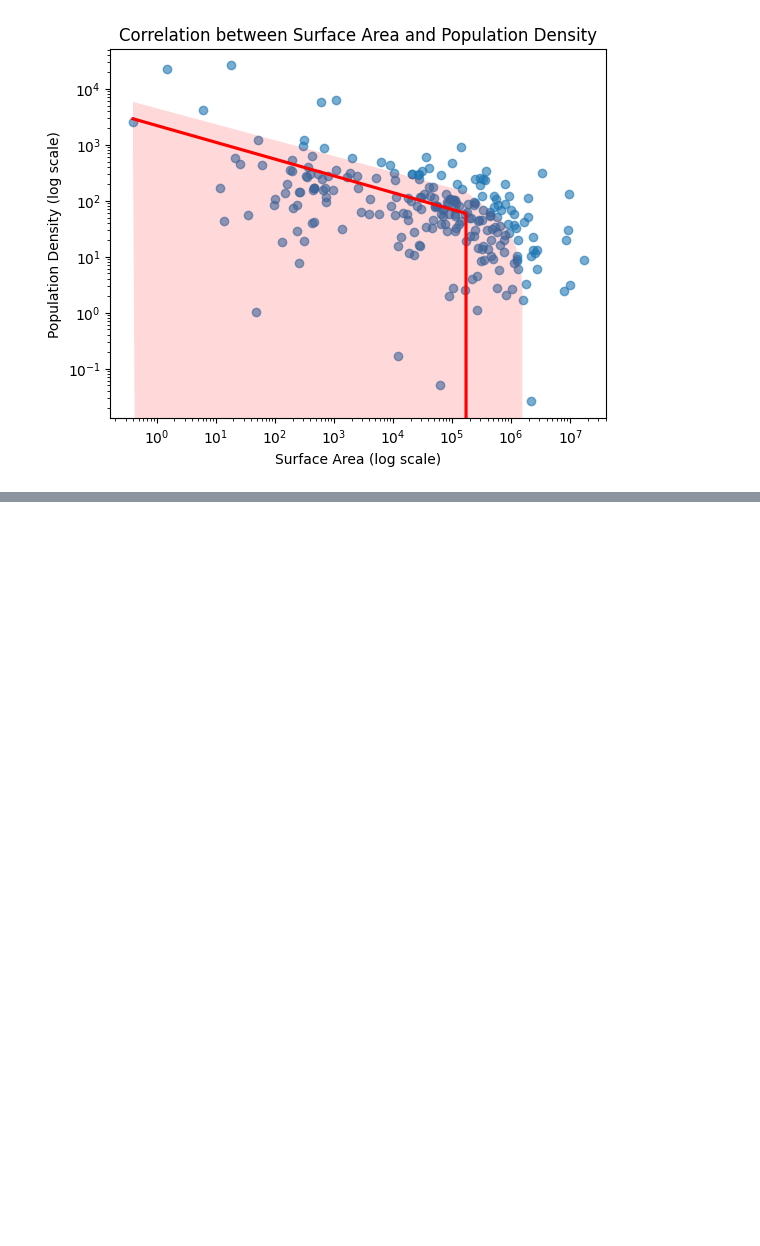
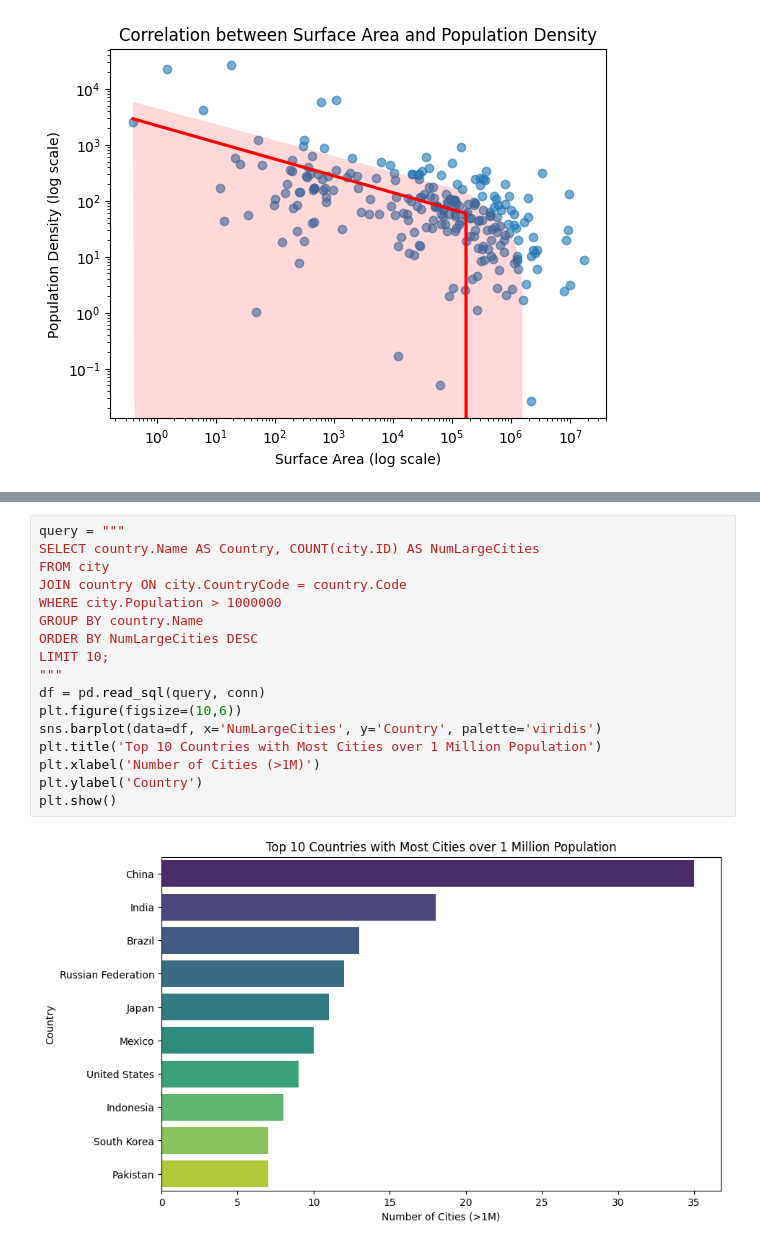
Before and after one commit to khalidkhankakar/SQL-for-datascience, a Jupyter notebook: projects/world_countries/main.ipynb, the cells around one changed output, grey strips where cells are left out. Drawn from its saved outputs; the diff is of its cells as text; blank space fills up the shorter version.

```diff
--- a/projects/world_countries/main.ipynb
+++ b/projects/world_countries/main.ipynb
@@ -471,0 +486,19 @@ plt.show()
+# %%
+query = """
+SELECT country.Name AS Country, COUNT(city.ID) AS NumLargeCities
+FROM city
+JOIN country ON city.CountryCode = country.Code
+WHERE city.Population > 1000000
+GROUP BY country.Name
+ORDER BY NumLargeCities DESC
+LIMIT 10;
+"""
+df = pd.read_sql(query, conn)
+plt.figure(figsize=(10,6))
+sns.barplot(data=df, x='NumLargeCities', y='Country', palette='viridis')
+plt.title('Top 10 Countries with Most Cities over 1 Million Population')
+plt.xlabel('Number of Cities (>1M)')
+plt.ylabel('Country')
+plt.show()
+# %% [output]
+[figure, added]
```
Also changed, not shown: parts of 2 cells of this notebook.
